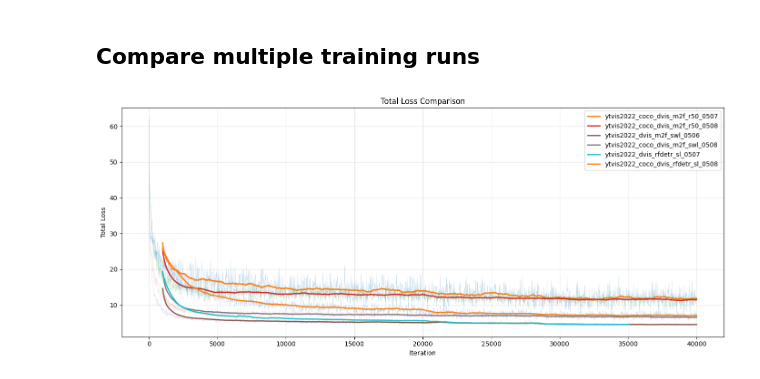
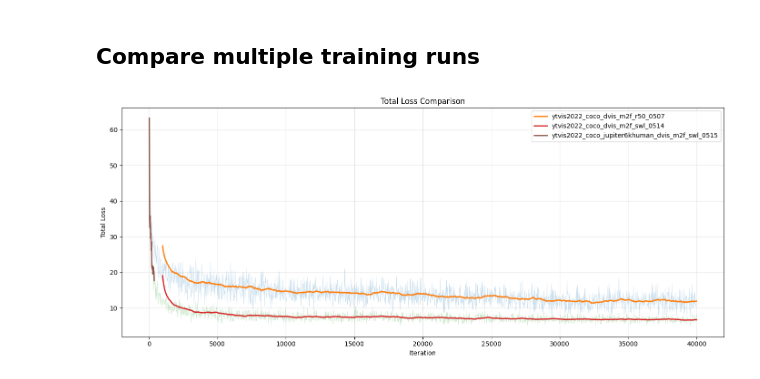
Before and after one commit to liyubrt/DVIS, a Jupyter notebook: plot_losses.ipynb, the cells around one changed output. Drawn from its saved outputs; the diff is of its cells as text; code cells hidden in the pictures.

```diff
--- a/plot_losses.ipynb
+++ b/plot_losses.ipynb
@@ -170,22 +170,26 @@ def display_scores_table(exps):
 # %%
 # Example: compare total losses across experiments
 exps = [
     "/mnt/data2/jupiter/li.yu/exps/driveable_terrain_model/ytvis2022_coco_dvis_m2f_r50_0507",  # R50 direct training DVIS
-    "/mnt/data2/jupiter/li.yu/exps/driveable_terrain_model/ytvis2022_coco_dvis_m2f_r50_0508",  # R50 direct training DVIS, batch size 4 to 64
+    # "/mnt/data2/jupiter/li.yu/exps/driveable_terrain_model/ytvis2022_coco_dvis_m2f_r50_0508",  # R50 direct training DVIS, batch size 4 to 64
+
     # "output_DVIS_Online_SwinL_YTVIS22/",  # SwinL direct training DVIS
     # "/mnt/data2/jupiter/li.yu/exps/driveable_terrain_model/ytvis2022_dvis_swl_0503/",  # Finetune SwinL on YTVIS first and train DVIS
-    "/mnt/data2/jupiter/li.yu/exps/driveable_terrain_model/ytvis2022_dvis_m2f_swl_0506",  # Finetune SwinL on COCO+YTVIS first and train DVIS
-    "/mnt/data2/jupiter/li.yu/exps/driveable_terrain_model/ytvis2022_coco_dvis_m2f_swl_0508",  # Finetune SwinL on COCO+YTVIS first and train DVIS on COCO+YTVIS
+    # "/mnt/data2/jupiter/li.yu/exps/driveable_terrain_model/ytvis2022_dvis_m2f_swl_0506",  # Finetune SwinL on COCO+YTVIS first and train DVIS
+    # "/mnt/data2/jupiter/li.yu/exps/driveable_terrain_model/ytvis2022_coco_dvis_m2f_swl_0508",  # Finetune SwinL on COCO+YTVIS first and train DVIS on COCO+YTVIS
+    "/mnt/data2/jupiter/li.yu/exps/driveable_terrain_model/ytvis2022_coco_dvis_m2f_swl_0514",  # Finetune SwinL on COCO+YTVIS first and train DVIS on COCO+YTVIS
+    "/mnt/data2/jupiter/li.yu/exps/driveable_terrain_model/ytvis2022_coco_jupiter6khuman_dvis_m2f_swl_0515",  # Finetune SwinL on COCO+YTVIS first and train DVIS on COCO+YTVIS+JUPITER6KHUMAN
+
     # "/mnt/data2/jupiter/li.yu/exps/driveable_terrain_model/ytvis2022_rfdetr_sl_0430/",  # RF-DETR direct training DVIS
     # "/mnt/data2/jupiter/li.yu/exps/driveable_terrain_model/ytvis2022_dvis_rfdetr_sl_0506/",  # Finetune RF-DETR on YTVIS first and train DVIS
-    "/mnt/data2/jupiter/li.yu/exps/driveable_terrain_model/ytvis2022_dvis_rfdetr_sl_0507/",  # Finetune RF-DETR on COCO+YTVIS first and train DVIS
-    "/mnt/data2/jupiter/li.yu/exps/driveable_terrain_model/ytvis2022_coco_dvis_rfdetr_sl_0508/",  # Finetune RF-DETR on COCO+YTVIS first and train DVIS on COCO+YTVIS
+    # "/mnt/data2/jupiter/li.yu/exps/driveable_terrain_model/ytvis2022_dvis_rfdetr_sl_0507/",  # Finetune RF-DETR on COCO+YTVIS first and train DVIS
+    # "/mnt/data2/jupiter/li.yu/exps/driveable_terrain_model/ytvis2022_coco_dvis_rfdetr_sl_0508/",  # Finetune RF-DETR on COCO+YTVIS first and train DVIS on COCO+YTVIS
 ]
 metrics_files = [os.path.join(p, 'metrics.json') for p in exps]
 
 plot_total_losses(metrics_files, smoothing=50)
 # %% [output]
-[figure, old version]
+[figure, new version]
 # %%
 # Read scores.txt from each experiment and display as a table
 exps = [
```
Also changed, not shown: parts of 1 cell of this notebook, 7 other files.
